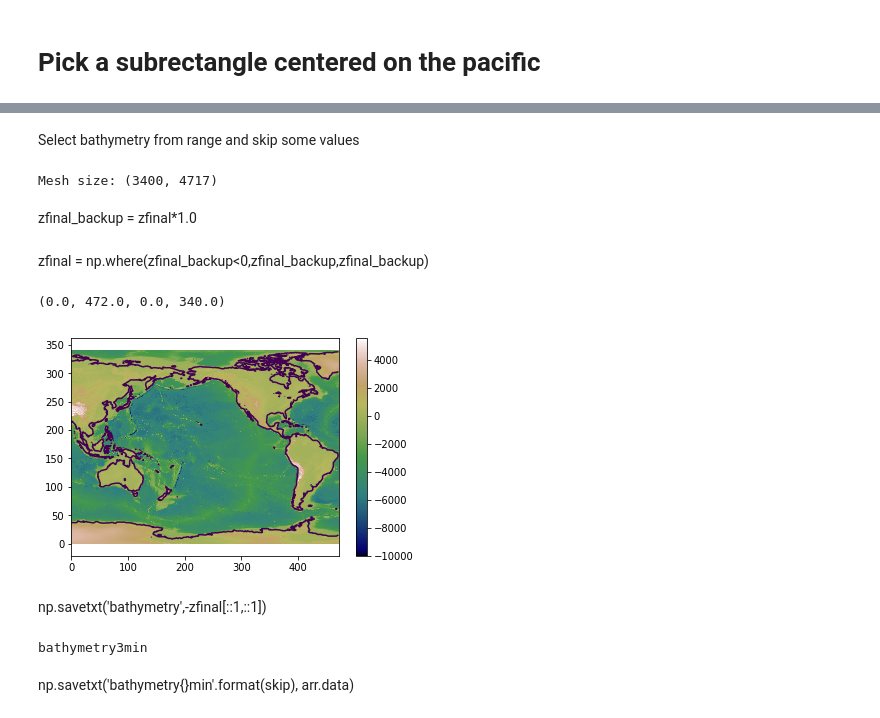
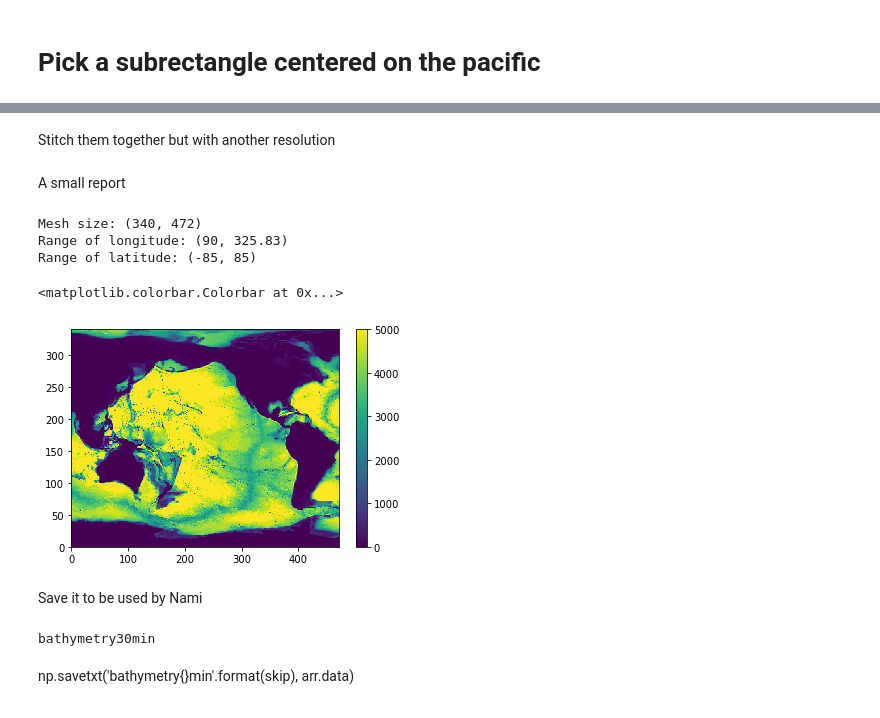
Before and after one commit to jgalazm/comp-geo-paper-figures, a Jupyter notebook: 03_biobio2010/data/bathymetry.ipynb, the cells around one changed output, grey strips where cells are left out. Cells and saved outputs as stored; diff of their text form; code cells hidden in the pictures.

Commit message:
improve markup of bathymetry notebook

```diff
--- a/03_biobio2010/data/bathymetry.ipynb
+++ b/03_biobio2010/data/bathymetry.ipynb
@@ -52,34 +56,33 @@ plt.axis('equal')
-# %% [markdown]
-Select bathymetry from range and skip some values
+# %% [markdown]
+Stitch them together but with another resolution
 # %%
-skip = 3
-zfinal = np.hstack([z[j0:j1:skip,i0:i1:skip], z[j0:j1:skip,:i2:skip]])
-zfinal = zfinal
-print('Mesh size:', zfinal.shape)
+skip = 30
+zfinal = -np.hstack([z[j0:j1:skip,i0:i1:skip], z[j0:j1:skip,:i2:skip]]).data
-# %% [output]
-Mesh size: (3400, 4717)
-# %% [markdown]
-zfinal_backup = zfinal*1.0
-# %% [markdown]
-zfinal = np.where(zfinal_backup<0,zfinal_backup,zfinal_backup)
-# %%
-plt.pcolormesh(zfinal[::10,::10],cmap=plt.cm.gist_earth)
-plt.colorbar()
-plt.contour(zfinal[::10,::10],[0.0])
-plt.axis('equal')
-# %% [output]
-(0.0, 472.0, 0.0, 340.0)
-[figure, removed]
-# %% [markdown]
-np.savetxt('bathymetry',-zfinal[::1,::1])
+# %% [markdown]
+A small report
+# %%
+print('Mesh size:', zfinal.shape)
+print(f"Range of longitude: {x0, x2+360}")
+print(f"Range of latitude: {y0, y1}")
+# %% [output]
+Mesh size: (340, 472)
+Range of longitude: (90, 325.83)
+Range of latitude: (-85, 85)
+# %%
+plt.pcolormesh(np.where(zfinal>=0, zfinal, 0), vmax=5000)
+plt.colorbar()
+# %% [output]
+<matplotlib.colorbar.Colorbar at 0x...>
+[figure, added]
+# %% [markdown]
+Save it to be used by Nami
 # %%
-arr = np.hstack([zfinal.shape[0],zfinal.shape[1],(-zfinal).ravel()])
+arr = np.hstack([zfinal.shape[0],zfinal.shape[1],zfinal.ravel()])
+file = 'bathymetry{}min'.format(skip)
+arr.astype('float64').tofile('bathymetry{}min'.format(skip))
+print(file)
+# %% [output]
+bathymetry30min
-# %%
-file = 'bathymetry{}min'.format(skip)
-arr.astype('float64').tofile('bathymetry{}min'.format(skip))
-print(file)
-# %% [output]
-bathymetry3min
 # %% [markdown]
 np.savetxt('bathymetry{}min'.format(skip), arr.data)
 # %% [markdown]
```
Also changed, not shown: parts of 7 cells of this notebook.
